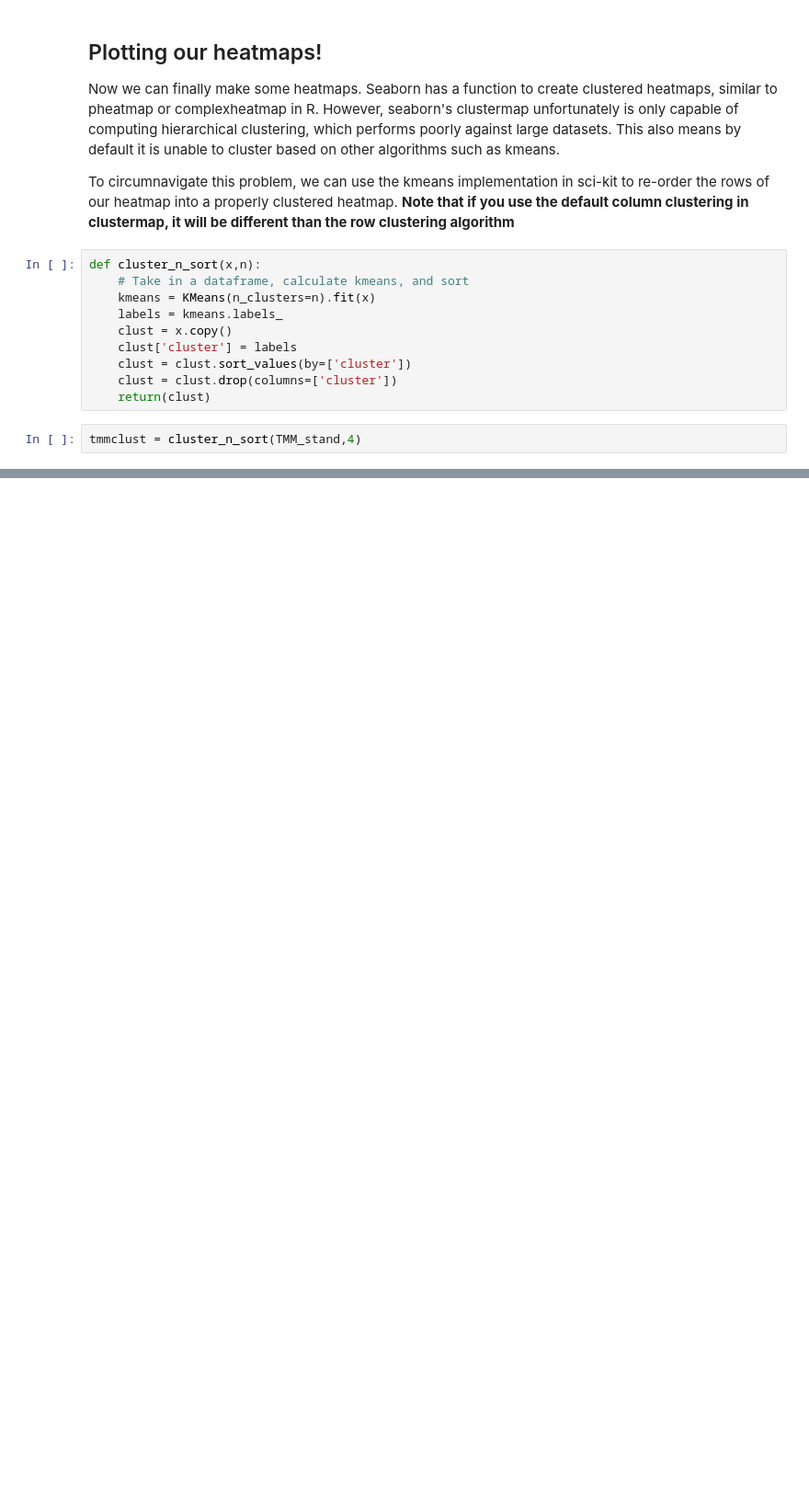
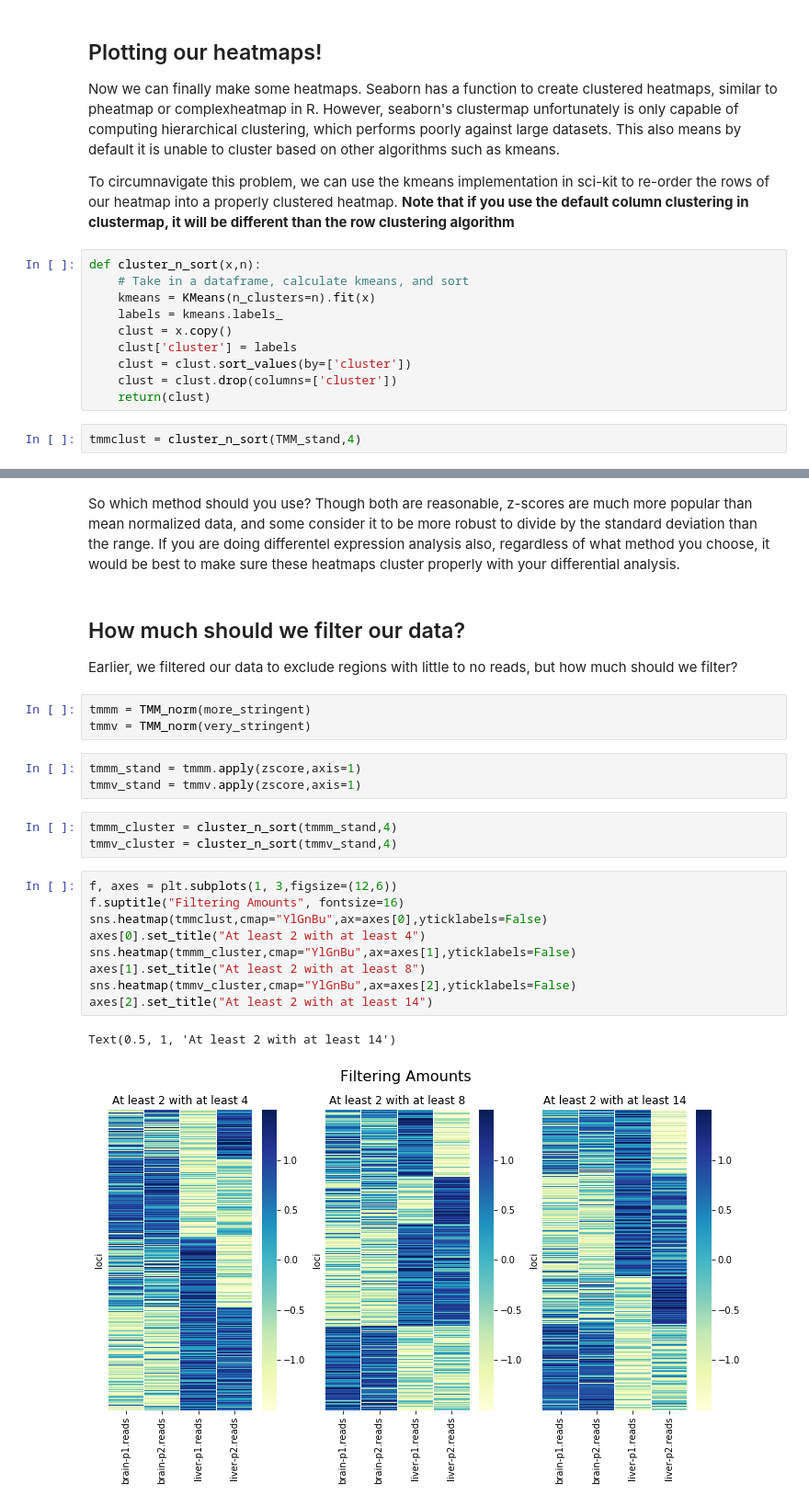
Before and after one commit to rmandla/atacseq-heatmaps, a Jupyter notebook: tutorial.ipynb, the cells around one changed output, grey strips where cells are left out. Shown: that part at 92% size. Saved outputs shown, nothing was run; the diff lists cells and outputs as text; blank space fills up the shorter version.

```diff
--- a/tutorial.ipynb
+++ b/tutorial.ipynb
@@ -318,0 +377,27 @@ sns.clustermap(tmmclust,row_cluster=False,cmap='YlGnBu',yticklabels=False)
+# %% [markdown]
+So which method should you use? Though both are reasonable, z-scores are much more popular than mean normalized data, and some consider it to be more robust to divide by the standard deviation than the range. If you are doing differentel expression analysis also, regardless of what method you choose, it would be best to make sure these heatmaps cluster properly with your differential analysis.
+# %% [markdown]
+## How much should we filter our data?
+
+Earlier, we filtered our data to exclude regions with little to no reads, but how much should we filter?
+# %%
+tmmm = TMM_norm(more_stringent)
+tmmv = TMM_norm(very_stringent)
+# %%
+tmmm_stand = tmmm.apply(zscore,axis=1)
+tmmv_stand = tmmv.apply(zscore,axis=1)
+# %%
+tmmm_cluster = cluster_n_sort(tmmm_stand,4)
+tmmv_cluster = cluster_n_sort(tmmv_stand,4)
+# %%
+f, axes = plt.subplots(1, 3,figsize=(12,6))
+f.suptitle("Filtering Amounts", fontsize=16)
+sns.heatmap(tmmclust,cmap="YlGnBu",ax=axes[0],yticklabels=False)
+axes[0].set_title("At least 2 with at least 4")
+sns.heatmap(tmmm_cluster,cmap="YlGnBu",ax=axes[1],yticklabels=False)
+axes[1].set_title("At least 2 with at least 8")
+sns.heatmap(tmmv_cluster,cmap="YlGnBu",ax=axes[2],yticklabels=False)
+axes[2].set_title("At least 2 with at least 14")
+# %% [output]
+Text(0.5, 1, 'At least 2 with at least 14')
+[figure, added]
```
Also changed, not shown: parts of 17 cells of this notebook, 1 other file.
